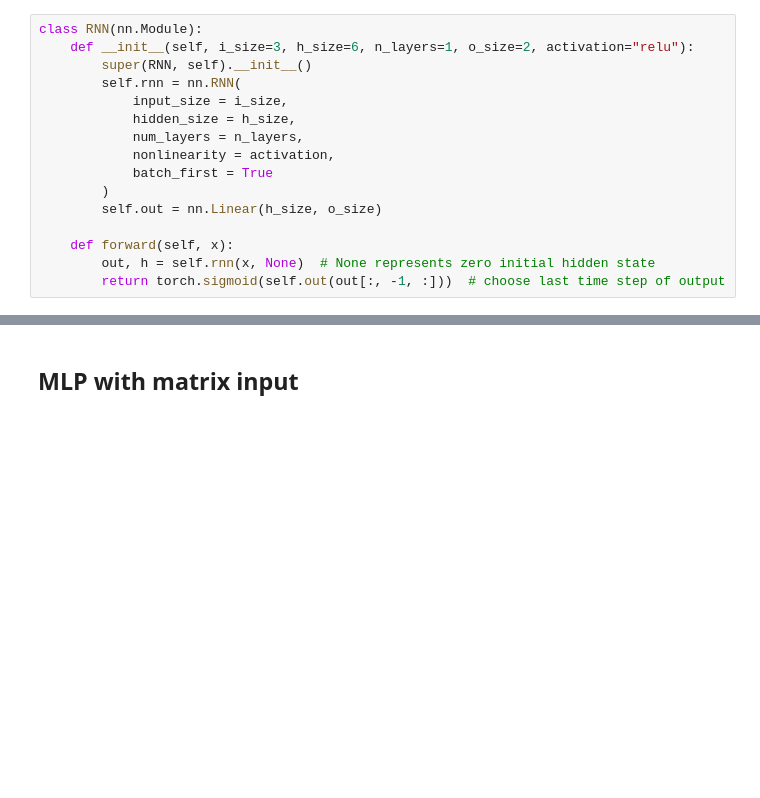
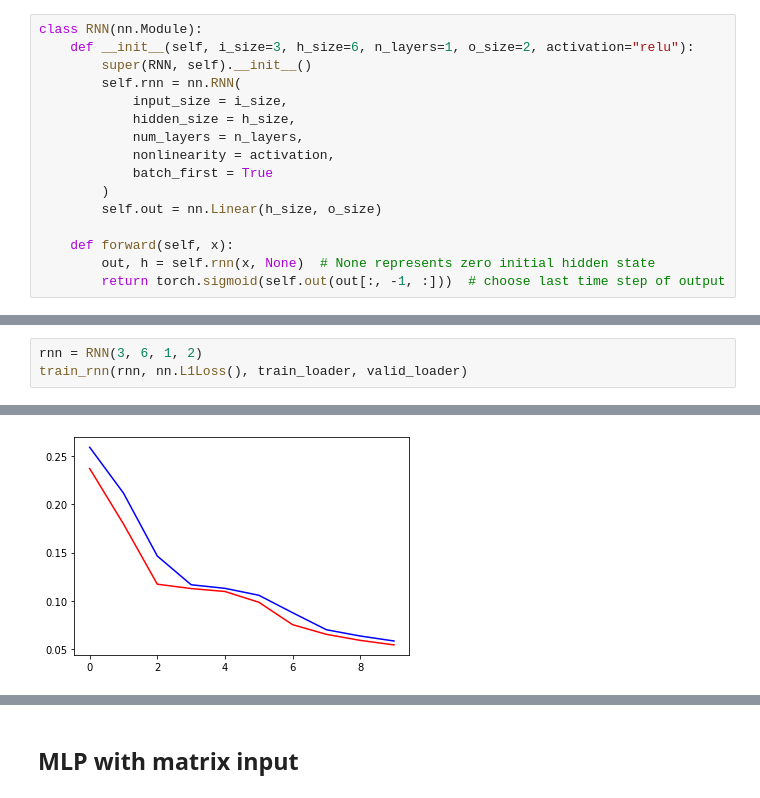
Before and after one commit to GaoDeBuChou/Swin-Transformer-based-Model-for-Trajectory-Prediction, a Jupyter notebook: experiments.ipynb, the cells around one changed output, grey strips where cells are left out. Cells and saved outputs as stored; diff of their text form; blank space fills up the shorter version.

```diff
--- a/experiments.ipynb
+++ b/experiments.ipynb
@@ -267,0 +244,4 @@ Validation loss: 0.08867495271720384
+# %%
+rnn = RNN(3, 6, 1, 2)
+train_rnn(rnn, nn.L1Loss(), train_loader, valid_loader)
+# %% [output]
@@ -267,0 +268 @@ Validation loss: 0.08867495271720384
+[figure, added]
```
Also changed, not shown: parts of 9 cells of this notebook.
